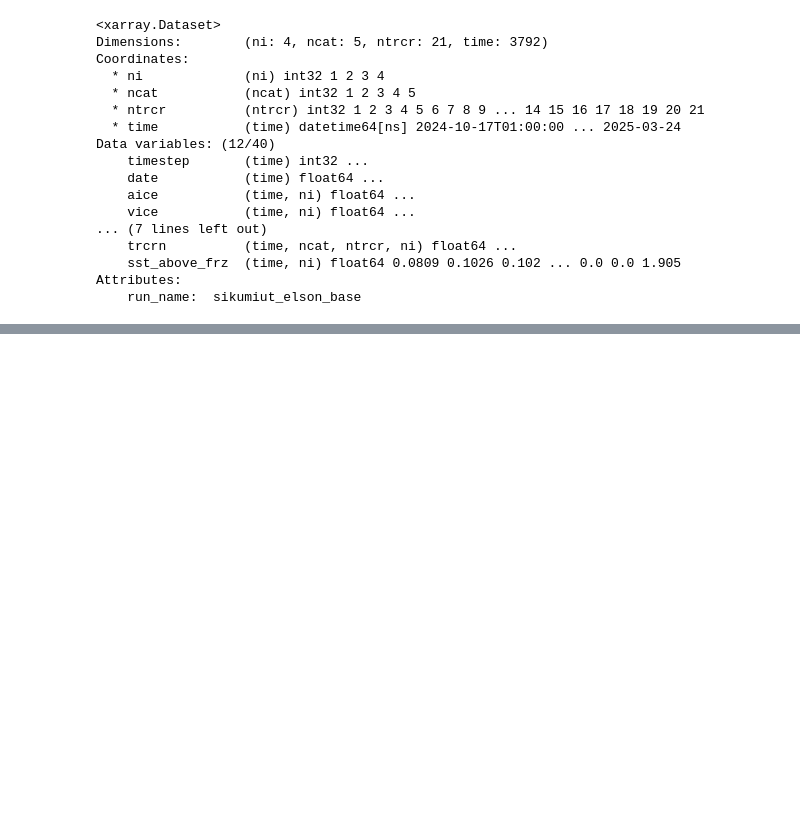
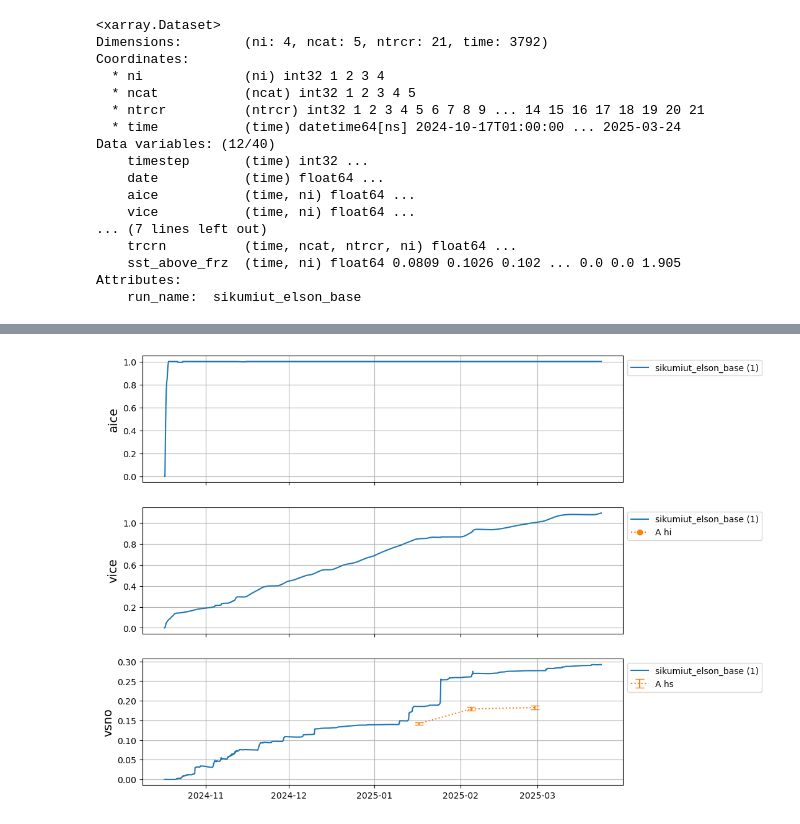
Before and after one commit to duvivier/sikumiut, a Jupyter notebook: icepack_activities/Exercise_1_Elson_Icepack.ipynb, the cells around one changed output, grey strips where cells are left out. Cells and saved outputs as stored; diff of their text form; code cells hidden in the pictures; blank space fills up the shorter version.

Commit message:
final Icepack activities

```diff
--- a/icepack_activities/Exercise_1_Elson_Icepack.ipynb
+++ b/icepack_activities/Exercise_1_Elson_Icepack.ipynb
@@ -79,5 +99,5 @@ from icepacktools import plot_ice_var, plot_handler
 # %%
-# Load icepack output
+# Load Icepack output
 ip_dirs_path = "/home/dcsewall/code/docker_icepack_interactive/icepack-dirs"
 run_dict = {"sikumiut_elson_base": None,
             }
@@ -86,4 +106,6 @@ hist_dict = {}
 for key, value in run_dict.items():
     hist_dict[key] = load_icepack_hist(run_name=key,
                                        icepack_dirs_path=ip_dirs_path,
-                                       hist_filename=value)
+                                       hist_filename=value,
+                                       snhf=True)
+    hist_dict[key]['flwnet'] = hist_dict[key]['flw'] + hist_dict[key]['flwout']
@@ -120,0 +202,29 @@ plt.show()
+# %%
+# Create mapping between Icepack variable names and measurement names
+
+# This dictionary contains the correspondence between variable names in
+# Icepack output (the keys) with variable names in our df_ice DataFrame
+# (the values). Because we might measure the same variable in multiple ways
+# (e.g., drilled and EM ice thickness), the values are lists.
+ice_var_map = {'vice': ['hi'],
+               'vsno': ['hs'],
+               }
+# %%
+# Plot ice state evolution
+
+# In this dictionary, the key is the name of the run to plot and the
+# value is which grid cells (1, 2, 3, and/or 4) to plot
+run_plot_dict = {"sikumiut_elson_base": [1]}
+# These are the names of the data variables to plot 'aice' = ice area fraction
+# 'vice' = grid cell mean ice thickness, 'vsno' = grid cell mean snow depth
+var_names = ['aice', 'vice', 'vsno']
+# This list indicates which field sites to plot
+ice_sites = ['A']
+
+
+f, axs = plot_handler(run_plot_dict, var_names, hist_dict,
+                      ice_var_map=ice_var_map, ice_sites=ice_sites,
+                      df_ice=df_ice)
+plt.show()
+# %% [output]
+[figure, added]
```
Also changed, not shown: parts of 14 cells of this notebook, 3 other files.
